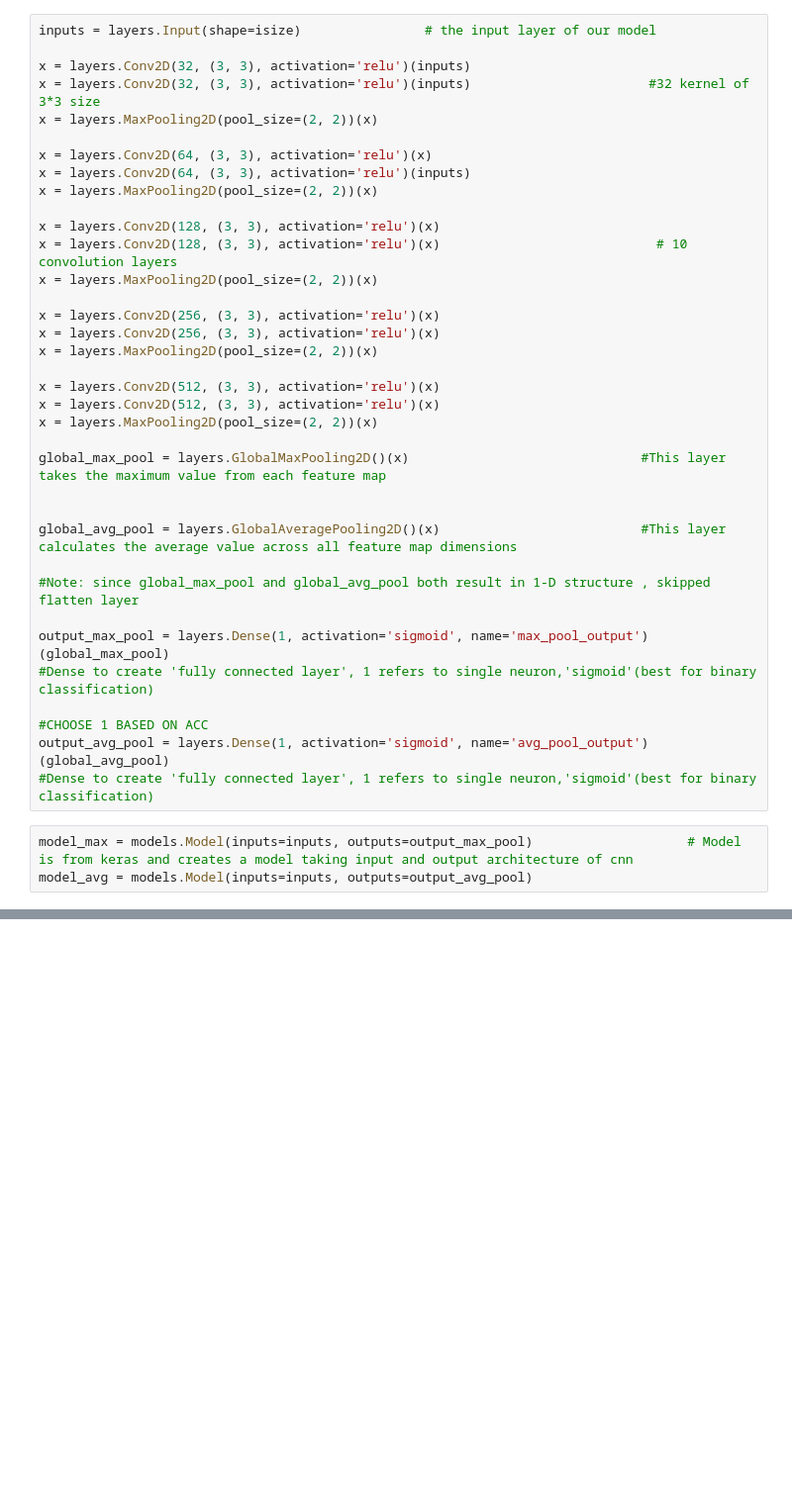
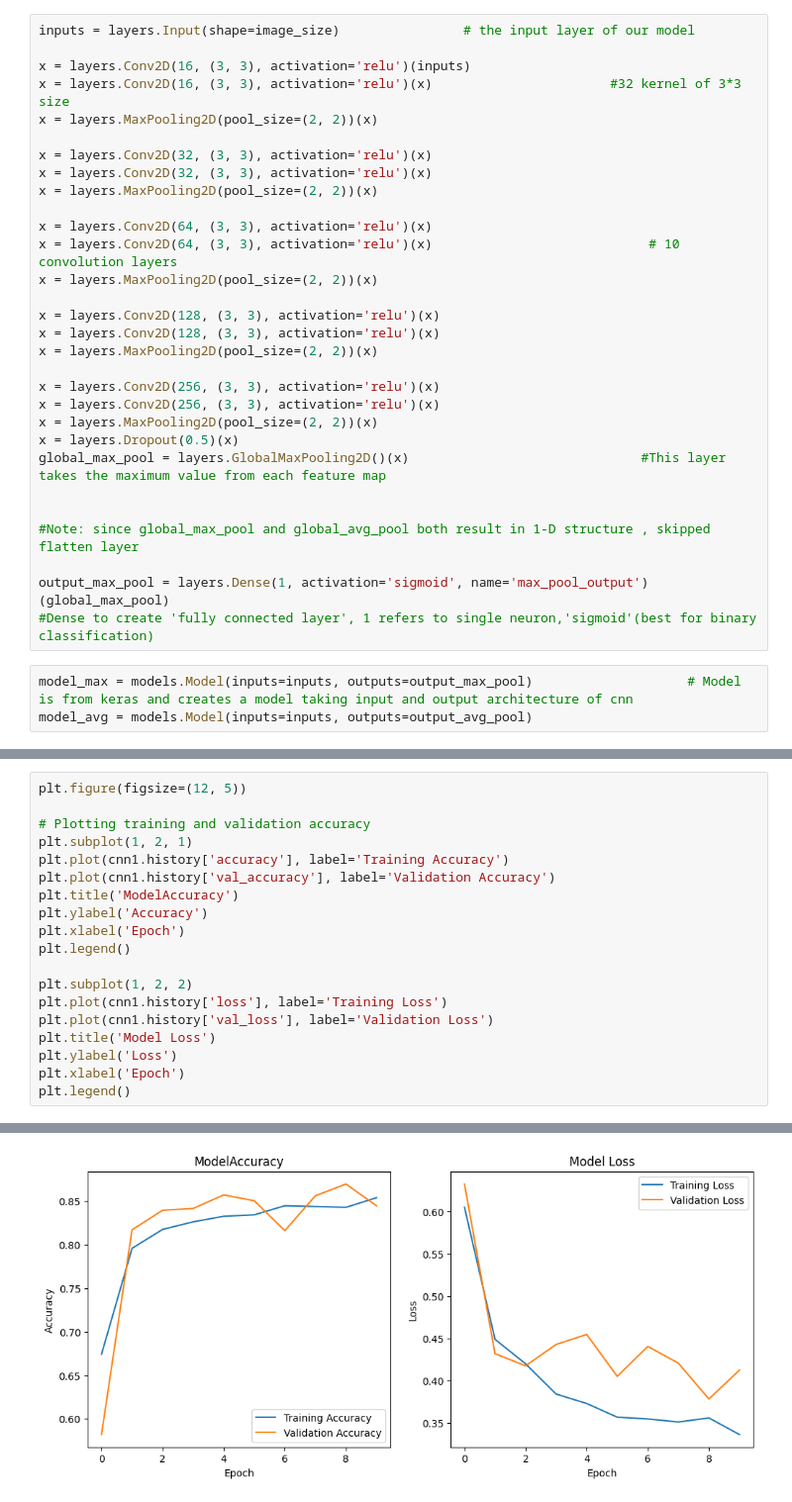
Before and after one commit to Maulik290404/Cancer_detection_app, a Jupyter notebook: 1stmodel.ipynb, the cells around one changed output, grey strips where cells are left out. Shown at 99% size. Drawn from its saved outputs; the diff is of its cells as text; blank space fills up the shorter version.

```diff
--- a/1stmodel.ipynb
+++ b/1stmodel.ipynb
@@ -48,38 +51,33 @@ validation_generator = train_datagen.flow_from_directory(
 # %%
-inputs = layers.Input(shape=isize)                # the input layer of our model
+inputs = layers.Input(shape=image_size)                # the input layer of our model
 
-x = layers.Conv2D(32, (3, 3), activation='relu')(inputs)
-x = layers.Conv2D(32, (3, 3), activation='relu')(inputs)                       #32 kernel of 3*3 size
+x = layers.Conv2D(16, (3, 3), activation='relu')(inputs)
+x = layers.Conv2D(16, (3, 3), activation='relu')(x)                       #32 kernel of 3*3 size
+x = layers.MaxPooling2D(pool_size=(2, 2))(x)
+
+x = layers.Conv2D(32, (3, 3), activation='relu')(x)
+x = layers.Conv2D(32, (3, 3), activation='relu')(x)
 x = layers.MaxPooling2D(pool_size=(2, 2))(x)
 
 x = layers.Conv2D(64, (3, 3), activation='relu')(x)
-x = layers.Conv2D(64, (3, 3), activation='relu')(inputs)
+x = layers.Conv2D(64, (3, 3), activation='relu')(x)                            # 10 convolution layers
 x = layers.MaxPooling2D(pool_size=(2, 2))(x)
 
 x = layers.Conv2D(128, (3, 3), activation='relu')(x)
-x = layers.Conv2D(128, (3, 3), activation='relu')(x)                            # 10 convolution layers
+x = layers.Conv2D(128, (3, 3), activation='relu')(x)
 x = layers.MaxPooling2D(pool_size=(2, 2))(x)
 
 x = layers.Conv2D(256, (3, 3), activation='relu')(x)
 x = layers.Conv2D(256, (3, 3), activation='relu')(x)
 x = layers.MaxPooling2D(pool_size=(2, 2))(x)
-
-x = layers.Conv2D(512, (3, 3), activation='relu')(x)
-x = layers.Conv2D(512, (3, 3), activation='relu')(x)
-x = layers.MaxPooling2D(pool_size=(2, 2))(x)
-
+x = layers.Dropout(0.5)(x)
 global_max_pool = layers.GlobalMaxPooling2D()(x)                              #This layer takes the maximum value from each feature map
 
-
-global_avg_pool = layers.GlobalAveragePooling2D()(x)                          #This layer calculates the average value across all feature map dimensions
 
 #Note: since global_max_pool and global_avg_pool both result in 1-D structure , skipped flatten layer
 
 output_max_pool = layers.Dense(1, activation='sigmoid', name='max_pool_output')(global_max_pool)
 #Dense to create 'fully connected layer', 1 refers to single neuron,'sigmoid'(best for binary classification)
-                                                                                                                        #CHOOSE 1 BASED ON ACC
-output_avg_pool = layers.Dense(1, activation='sigmoid', name='avg_pool_output')(global_avg_pool)
-#Dense to create 'fully connected layer', 1 refers to single neuron,'sigmoid'(best for binary classification)
 # %%
 model_max = models.Model(inputs=inputs, outputs=output_max_pool)                    # Model is from keras and creates a model taking input and output architecture of cnn
 model_avg = models.Model(inputs=inputs, outputs=output_avg_pool)
@@ -126,0 +144,20 @@ print(f'Test Loss: {test_loss_avg}, Test Accuracy: {test_accuracy_avg}')
+# %%
+plt.figure(figsize=(12, 5))
+
+# Plotting training and validation accuracy
+plt.subplot(1, 2, 1)
+plt.plot(cnn1.history['accuracy'], label='Training Accuracy')
+plt.plot(cnn1.history['val_accuracy'], label='Validation Accuracy')
+plt.title('ModelAccuracy')
+plt.ylabel('Accuracy')
+plt.xlabel('Epoch')
+plt.legend()
+
+plt.subplot(1, 2, 2)
+plt.plot(cnn1.history['loss'], label='Training Loss')
+plt.plot(cnn1.history['val_loss'], label='Validation Loss')
+plt.title('Model Loss')
+plt.ylabel('Loss')
+plt.xlabel('Epoch')
+plt.legend()
+# %% [output]
@@ -126,0 +165 @@ print(f'Test Loss: {test_loss_avg}, Test Accuracy: {test_accuracy_avg}')
+[figure, added]
```
Also changed, not shown: parts of 7 cells of this notebook, 1 other file.
